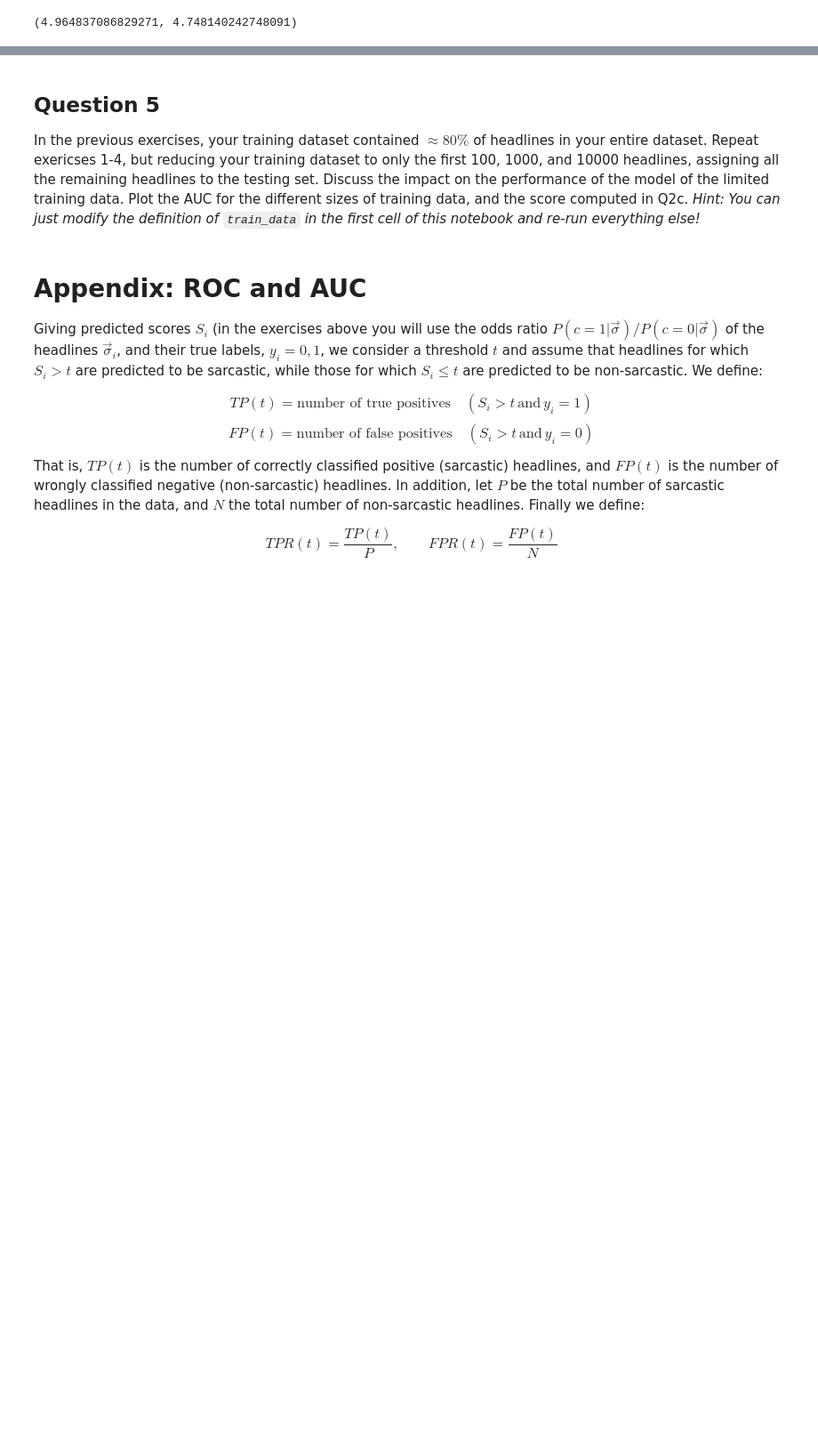
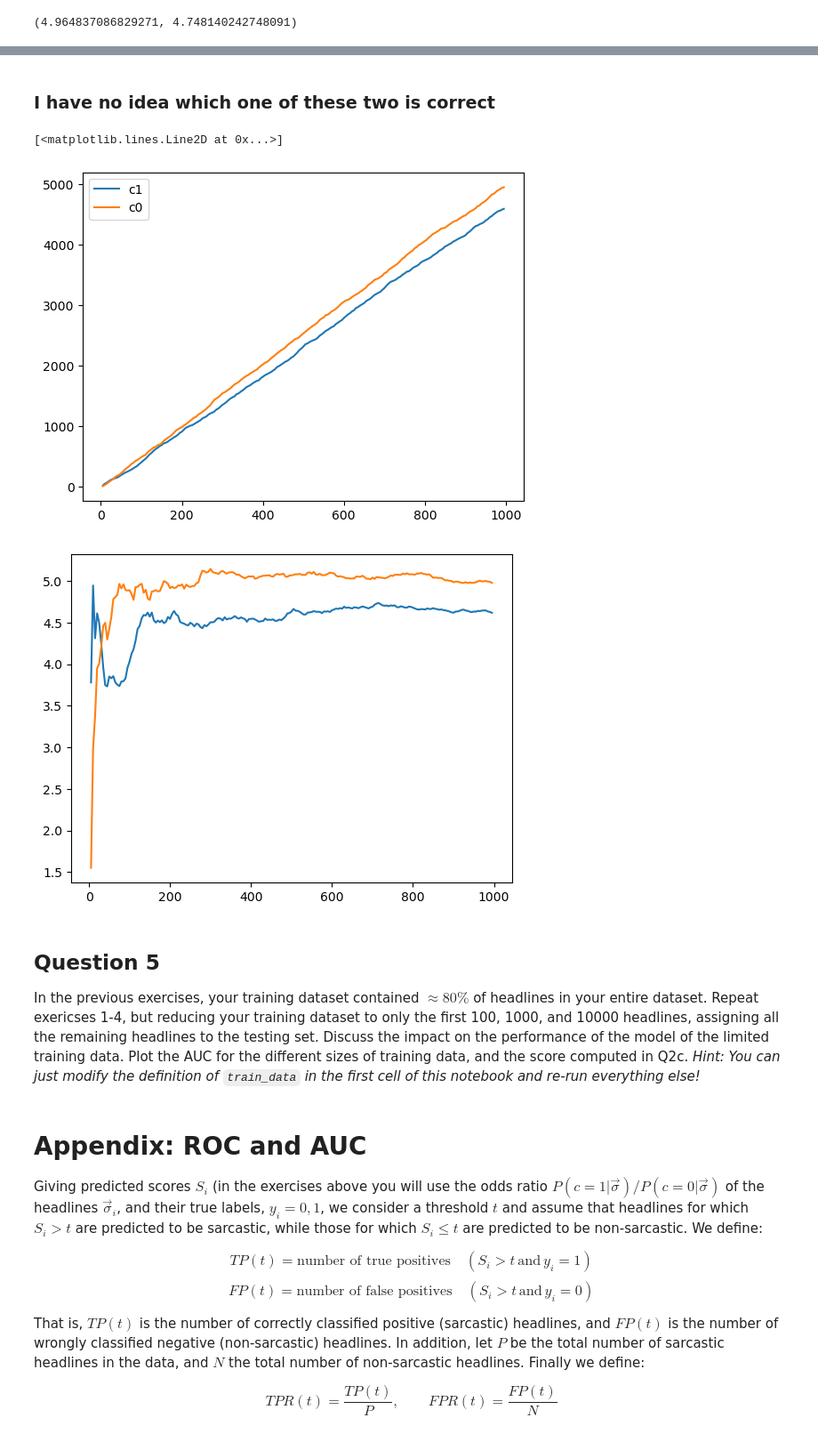
Before and after one commit to CEBangu/COGSCI316_Machine-Learning, a Jupyter notebook: Maximum Entropy Models/MaxEnt.ipynb, the cells around one changed output, grey strips where cells are left out. Shown: that part at 89% size. Saved outputs shown, nothing was run; the diff lists cells and outputs as text; code cells hidden in the pictures; blank space fills up the shorter version.

```diff
--- a/Maximum Entropy Models/MaxEnt.ipynb
+++ b/Maximum Entropy Models/MaxEnt.ipynb
@@ -501,3 +577,43 @@ Chernoff_bound(1e-10, x), Chernoff_bound(1e-10, y)
+# %% [markdown]
+### I have no idea which one of these two is correct
+# %%
+def log_likelyhood(log_data_probs):
+    return np.sum(log_data_probs)
+
+LLs = {'c0': {}, 'c1': {}}
+
+for category in datasets:
+    for step in steps:
+        data = datasets[category][step]
+        log_data_c0 = log_conditional(data, field_non_sarcastic_train)
+        log_data_c1 = log_conditional(data, field_sarcastic_train)
+        if category == 'c0':
+            LLs[category][step] = np.array([log_likelyhood(log_data_c1), log_likelyhood(log_data_c0)])
+        else:
+            LLs[category][step] = np.array([log_likelyhood(log_data_c0), log_likelyhood(log_data_c1)])
+
+c0_data = LLs['c0']
+c1_data = LLs['c1']
+difs = [np.diff(c0_data[i])[0] for i in c0_data]
+dfis1 = [np.diff(c1_data[i])[0] for i in c1_data]
+fig, ax = plt.subplots()
+ax.plot(steps, dfis1, label='c1')
+ax.plot(steps, difs, label='c0')
+ax.legend(loc='best')
+
+avg_ll_diff_proper_c0 = difs/np.array(steps)
+avg_ll_diff_proper_c0
+
+avg_ll_diff_proper_c1 = dfis1/np.array(steps)
+
+fig, ax = plt.subplots()
+
+ax.plot(steps, avg_ll_diff_proper_c1, label='c1')
+ax.plot(steps, avg_ll_diff_proper_c0, label='c0')
+# %% [output]
+[<matplotlib.lines.Line2D at 0x...>]
+[figure, added]
+[figure, added]
 # %% [markdown]
 ## Question 5
 
```
Also changed, not shown: parts of 11 cells of this notebook, 1 other file.
